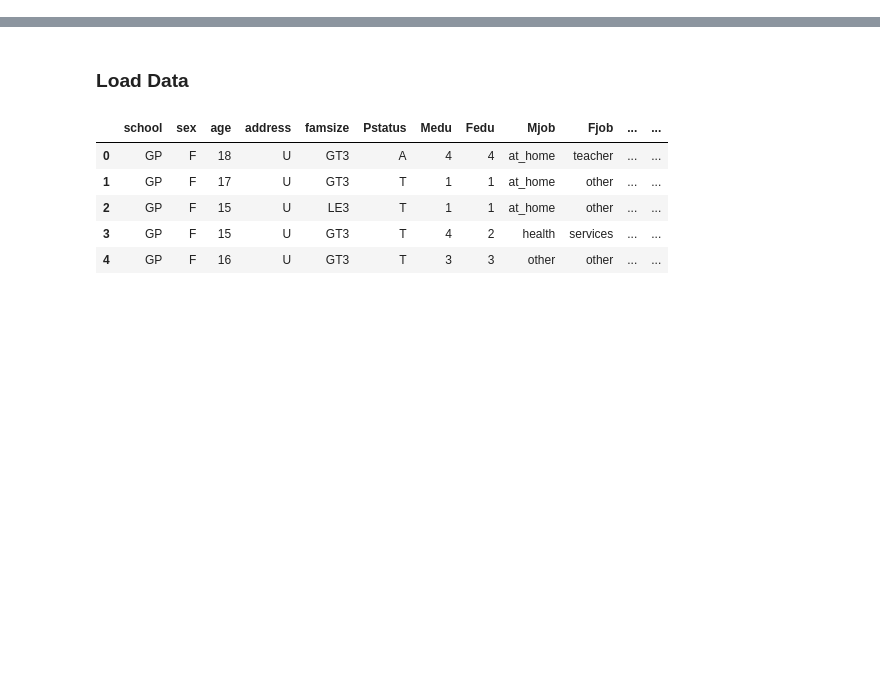
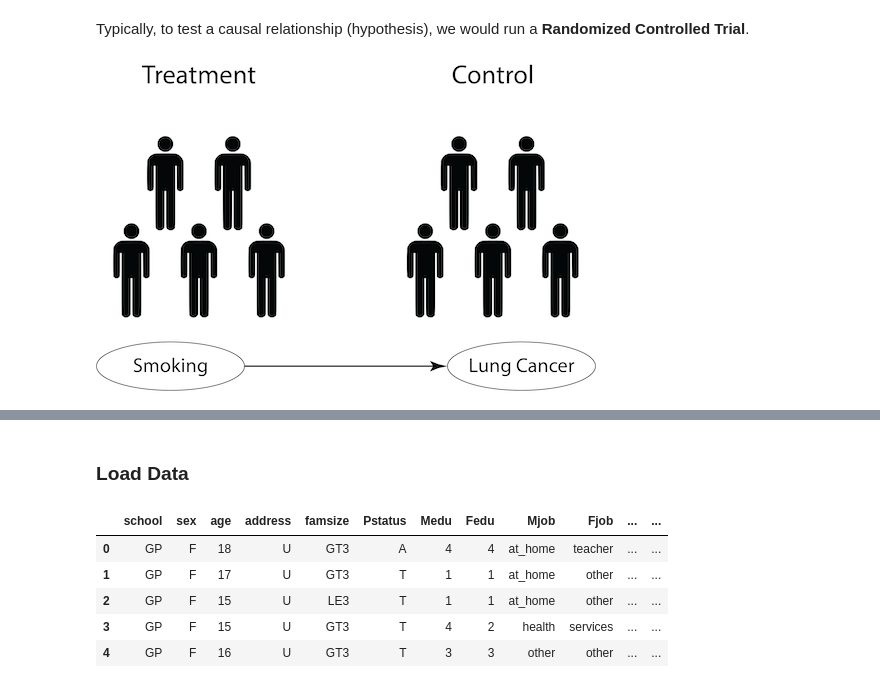
Before and after one commit to causalvis/causalvis, a Jupyter notebook: notebook/Examples/Example_Student Performance.ipynb, the cells around one changed output, grey strips where cells are left out. Cells and saved outputs as stored; diff of their text form; code cells hidden in the pictures; blank space fills up the shorter version.

```diff
--- a/notebook/Examples/Example_Student Performance.ipynb
+++ b/notebook/Examples/Example_Student Performance.ipynb
@@ -0,0 +10,10 @@
+# %% [markdown]
+Typically, to test a causal relationship (hypothesis), we would run a **Randomized Controlled Trial**.
+# %%
+Image(filename='./images/RCT.png')
+# %% [output]
+[figure, added]
+# %%
+Image(filename='./images/cause examples 2.png')
+# %% [output]
+[figure, added]
```
Also changed, not shown: parts of 43 cells of this notebook, 12 other files.
